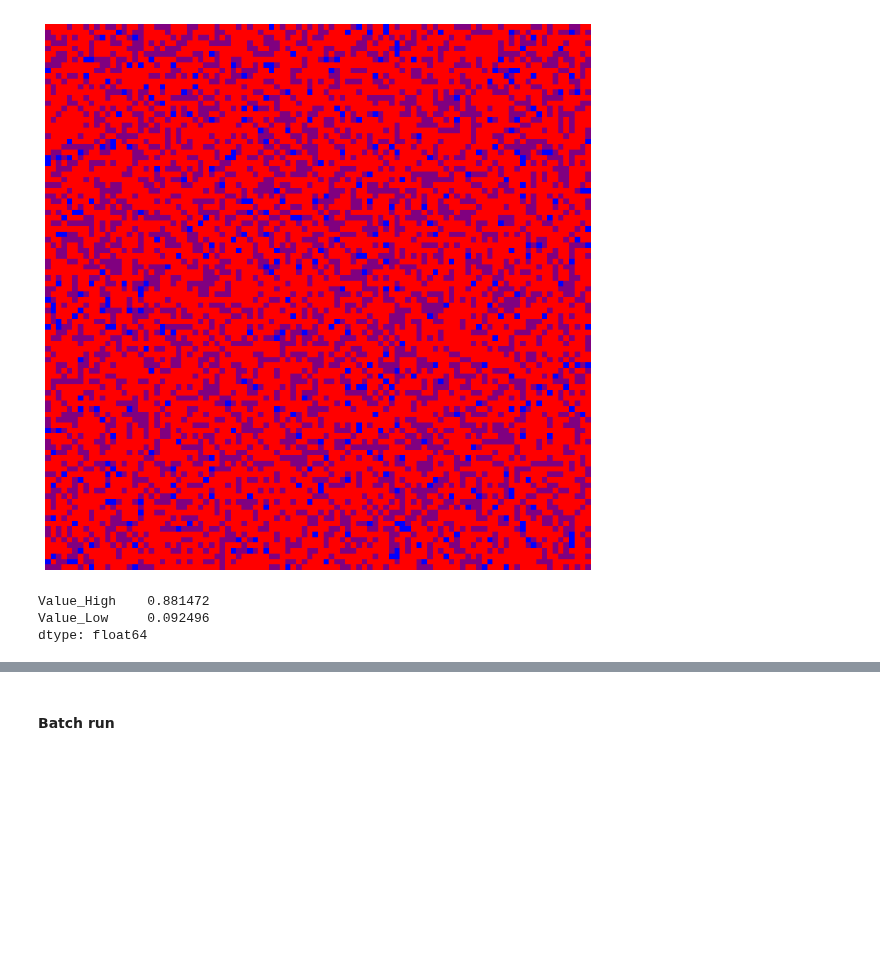
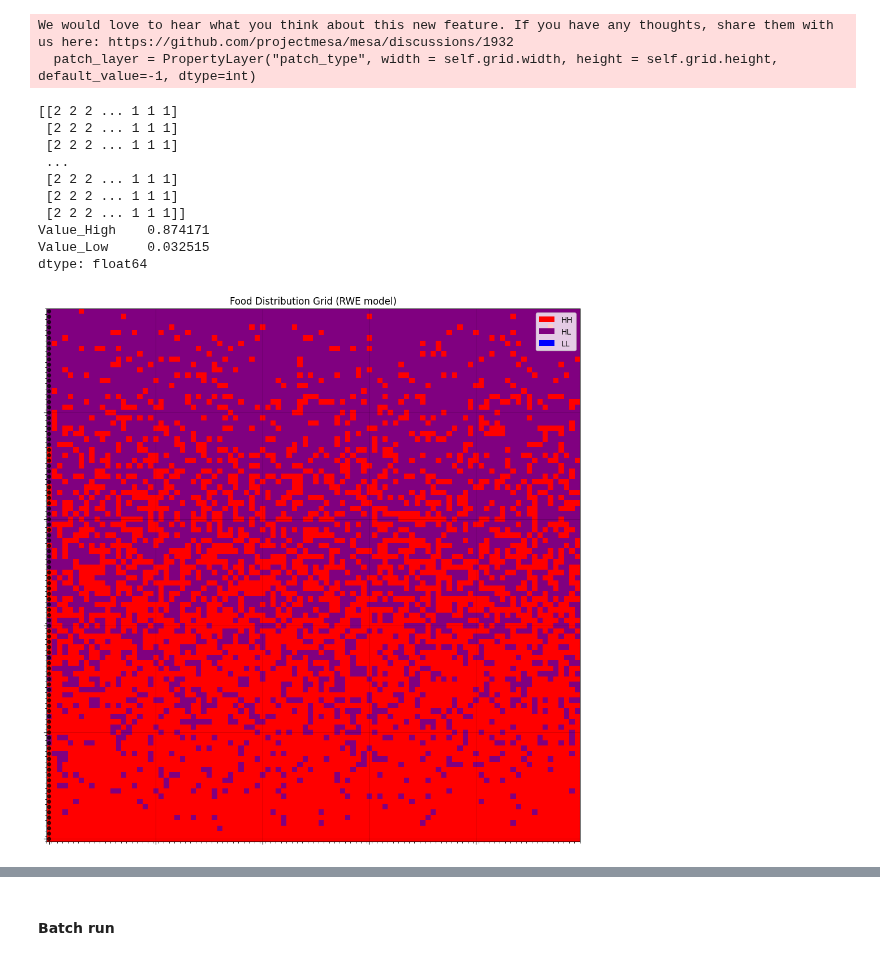
Before and after one commit to Kajijoo/abm, a Jupyter notebook: run.ipynb, the cells around one changed output, grey strips where cells are left out. Drawn from its saved outputs; the diff is of its cells as text; code cells hidden in the pictures; blank space fills up the shorter version.

```diff
--- a/run.ipynb
+++ b/run.ipynb
@@ -1,33 +1,42 @@
 # %%
-from main import LearningModel
+from main import LearningModel, visualize_grid
 
 #Here you can run a model once with different learning models and food environments.
 #You can either use 'TD', 'RW', or 'RWE' at learning_model.
 #You can pick 'random', 'gradient_l', 'gradient_h', 'weekday' as food environments.
 #You can also fill in an integer (e.g., 1) after seed to make the simulation reproducible.
 #Epsilon represents the probability that an agent chooses the other option regardless of preference. For example, when dieting.
 #Theta represents the H to L ratio in the random food environment.
 
-m = LearningModel(N=100, width=100, height=100, learning_model='RWE', distribute_patches = 'random', seed = None, epsilon = 0.05, theta = 4)
+m = LearningModel(N=100, width=100, height=100, learning_model='RWE', distribute_patches = 'gradient_h', seed = None, epsilon = 0.05, theta = 4)
 
 for i in range(100):
     m.step()
 
 df = m.datacollector.get_agent_vars_dataframe()
 df1 = df.reset_index()
 
-m.visualize() #In case you want to check distribution of food on map.
+visualize_grid(m)
 
 data = df.reset_index()
 filtered_data = data[data["Step"] == 99]  # Filter rows where Step equals 99
 average_values = filtered_data[['Value_High', 'Value_Low']].mean()  # Calculate mean for the selected columns
 
 print(average_values)
 # %% [output]
+We would love to hear what you think about this new feature. If you have any thoughts, share them with us here: https://github.com/projectmesa/mesa/discussions/1932
+  patch_layer = PropertyLayer("patch_type", width = self.grid.width, height = self.grid.height, default_value=-1, dtype=int)
+[[2 2 2 ... 1 1 1]
+ [2 2 2 ... 1 1 1]
+ [2 2 2 ... 1 1 1]
+ ...
+ [2 2 2 ... 1 1 1]
+ [2 2 2 ... 1 1 1]
+ [2 2 2 ... 1 1 1]]
+Value_High    0.874171
+Value_Low     0.032515
+dtype: float64
-[figure, old version]
+[figure, new version]
-Value_High    0.881472
-Value_Low     0.092496
-dtype: float64
 # %%
 import seaborn as sns
 import matplotlib.pyplot as plt
```
Also changed, not shown: parts of 2 cells of this notebook, 9 other files.
